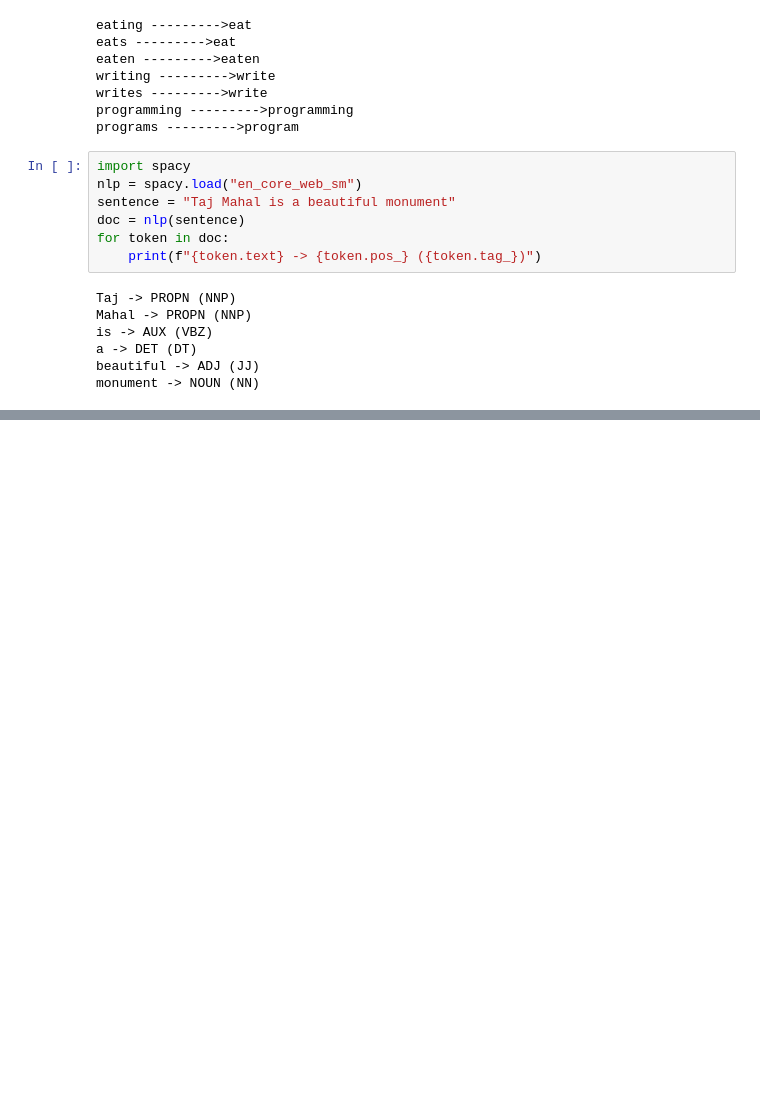
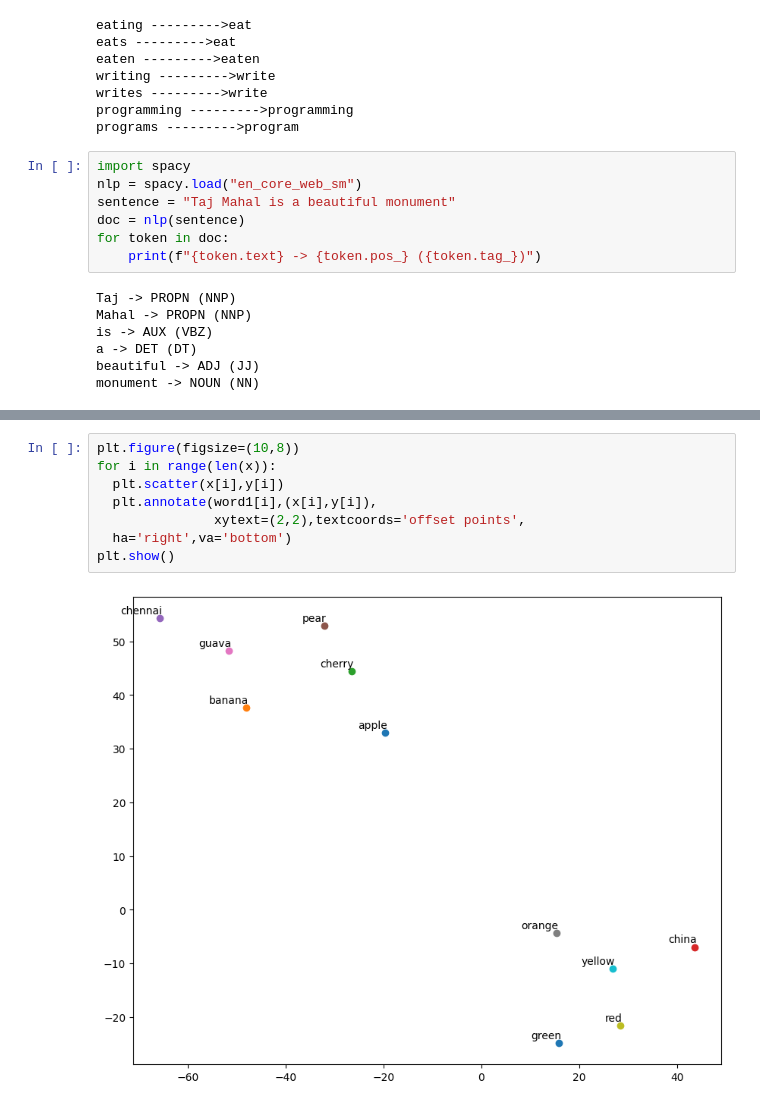
Before and after one commit to MathalinAK/NLP, a Jupyter notebook: NLP_Linguistic_Features.ipynb, the cells around one changed output, grey strips where cells are left out. Drawn from its saved outputs; the diff is of its cells as text; blank space fills up the shorter version.

```diff
--- a/NLP_Linguistic_Features.ipynb
+++ b/NLP_Linguistic_Features.ipynb
@@ -642,0 +849,10 @@ monument -> NOUN (NN)
+# %%
+plt.figure(figsize=(10,8))
+for i in range(len(x)):
+  plt.scatter(x[i],y[i])
+  plt.annotate(word1[i],(x[i],y[i]),
+               xytext=(2,2),textcoords='offset points',
+  ha='right',va='bottom')
+plt.show()
+# %% [output]
+[figure, added]
```
Also changed, not shown: parts of 27 cells of this notebook.
